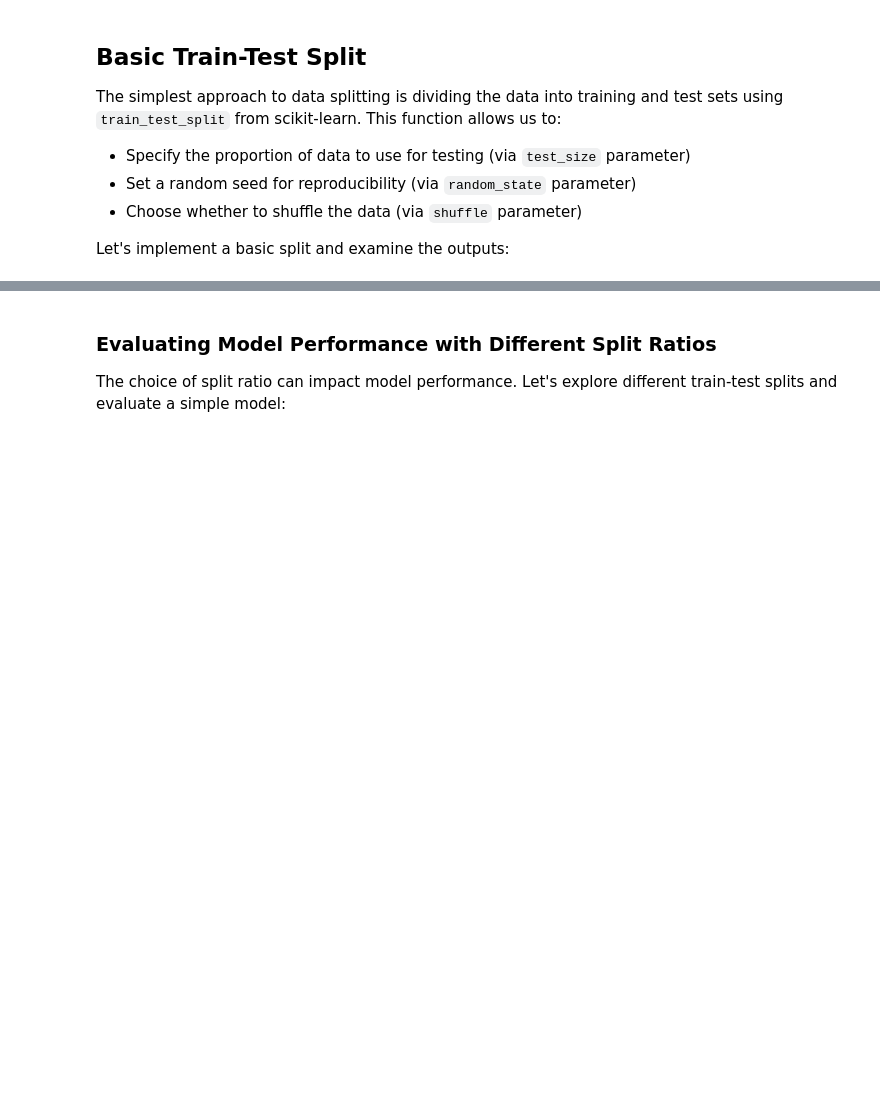
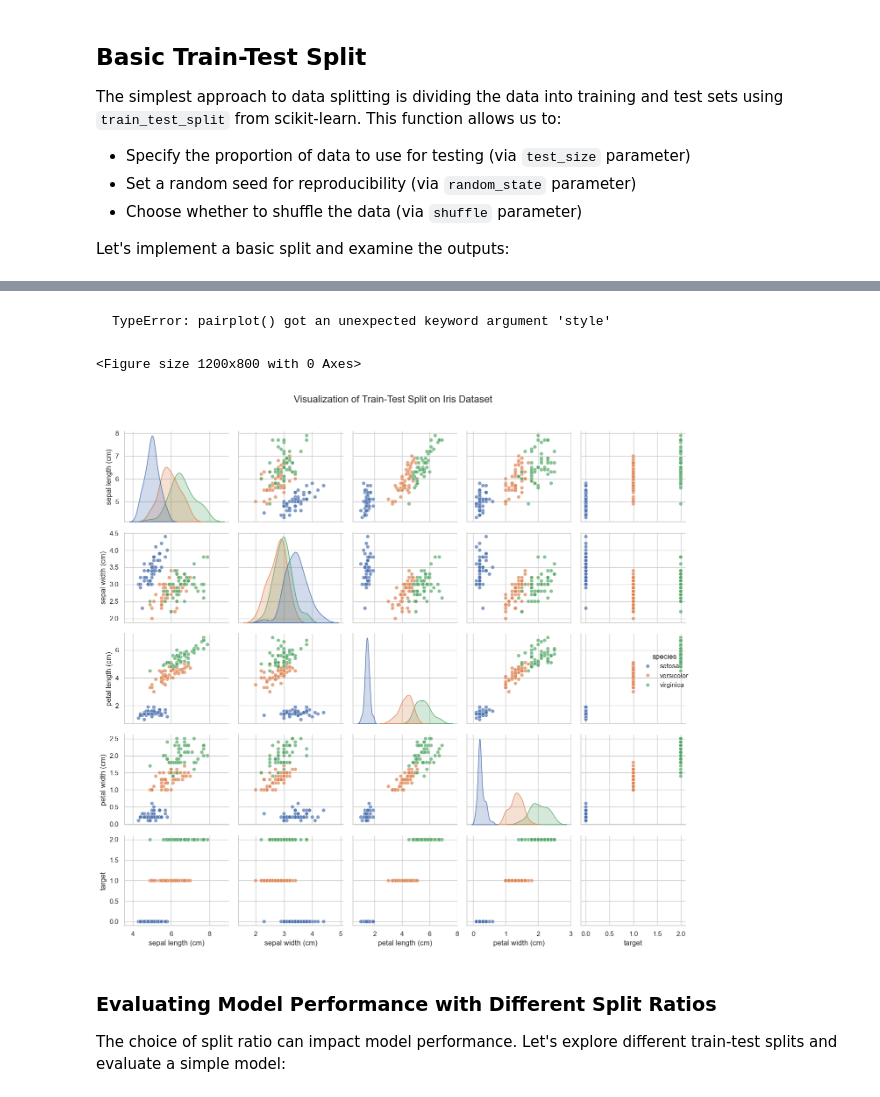
Before and after one commit to pavelklos/ai-ml, a Jupyter notebook: 2-ML/02-01-03.ipynb, the cells around one changed output, grey strips where cells are left out. Cells and saved outputs as stored; diff of their text form; code cells hidden in the pictures; blank space fills up the shorter version.

````diff
--- a/2-ML/02-01-03.ipynb
+++ b/2-ML/02-01-03.ipynb
@@ -154,3 +280,44 @@ plt.show()
+# %% [markdown]
+```
+TypeError: pairplot() got an unexpected keyword argument 'style'
+```
+# %%
+# Visualize the train-test split using a pair plot
+# First, create a copy of the dataframe
+iris_split_df = iris_df.copy()
+
+# Add a column to indicate if a sample is in the training or test set
+all_indices = set(range(len(iris_df)))
+test_indices = set(X_test.index)
+train_indices = all_indices - test_indices
+
+iris_split_df['split'] = 'train'
+iris_split_df.loc[list(test_indices), 'split'] = 'test'
+
+# Create a pair plot to visualize the split
+plt.figure(figsize=(12, 8))
+sns.pairplot(
+    iris_split_df,
+    hue='species',                # Hue based on species
+    diag_kind='kde',              # Use kernel density estimates for the diagonal
+    plot_kws={'alpha': 0.7},      # Transparency for plot points
+    height=2.5
+)
+
+# Customize the markers using the `split` column manually
+for i, ax in enumerate(plt.gcf().axes):
+    for line in ax.lines:
+        if line.get_marker() == 'o':  # Train set
+            line.set_markerfacecolor('blue')
+        elif line.get_marker() == 'X':  # Test set
+            line.set_markerfacecolor('red')
+
+plt.suptitle('Visualization of Train-Test Split on Iris Dataset', y=1.02, fontsize=16)
+plt.tight_layout()
+plt.show()
+# %% [output]
+<Figure size 1200x800 with 0 Axes>
+[figure, added]
 # %% [markdown]
 ### Evaluating Model Performance with Different Split Ratios
 
````
Also changed, not shown: parts of 30 cells of this notebook.
